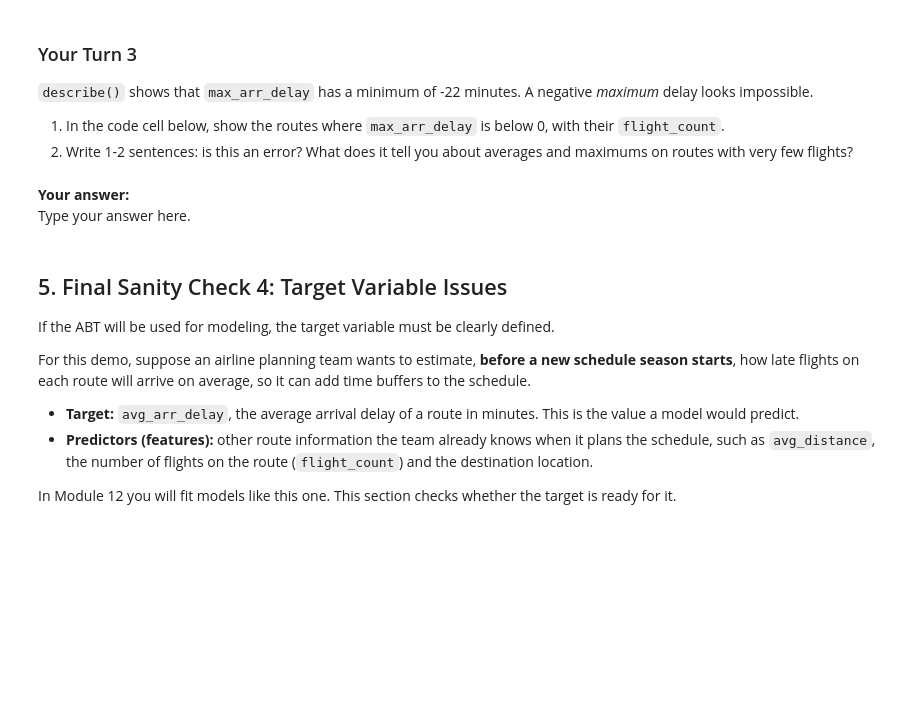
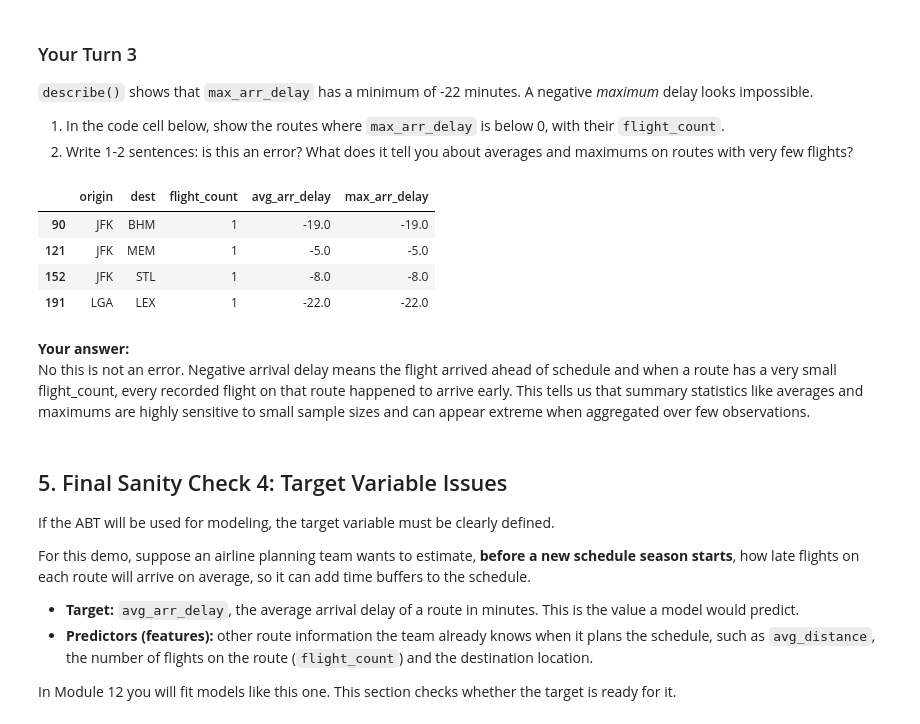
Before and after one commit to zhastedt/ban6003-week-11-zachhastedt, a Jupyter notebook: notebooks/module11_abt_documentation_guided_lab.ipynb, the cells around one changed output. Saved outputs shown, nothing was run; the diff lists cells and outputs as text; code cells hidden in the pictures; blank space fills up the shorter version.

```diff
--- a/notebooks/module11_abt_documentation_guided_lab.ipynb
+++ b/notebooks/module11_abt_documentation_guided_lab.ipynb
@@ -241,12 +319,16 @@ Extreme values do not automatically mean errors. They may be real business signa
 1. In the code cell below, show the routes where `max_arr_delay` is below 0, with their `flight_count`.
 2. Write 1-2 sentences: is this an error? What does it tell you about averages and maximums on routes with very few flights?
 # %%
-# Your Turn 3
-# Show the routes with a negative max_arr_delay and their flight_count.
-# Hint: filter route_abt with a Boolean condition, then select a few columns.
+route_abt[route_abt["max_arr_delay"] < 0][["origin", "dest", "flight_count", "avg_arr_delay", "max_arr_delay"]]
+# %% [output]
+|  | origin | dest | flight_count | avg_arr_delay | max_arr_delay |
+| 90 | JFK | BHM | 1 | -19.0 | -19.0 |
+| 121 | JFK | MEM | 1 | -5.0 | -5.0 |
+| 152 | JFK | STL | 1 | -8.0 | -8.0 |
+| 191 | LGA | LEX | 1 | -22.0 | -22.0 |
 # %% [markdown]
 **Your answer:**
-Type your answer here.
+No this is not an error. Negative arrival delay means the flight arrived ahead of schedule and when a route has a very small flight_count, every recorded flight on that route happened to arrive early. This tells us that summary statistics like averages and maximums are highly sensitive to small sample sizes and can appear extreme when aggregated over few observations.
 # %% [markdown]
 ## 5. Final Sanity Check 4: Target Variable Issues
 
```
Also changed, not shown: parts of 28 cells of this notebook, 3 other files.
